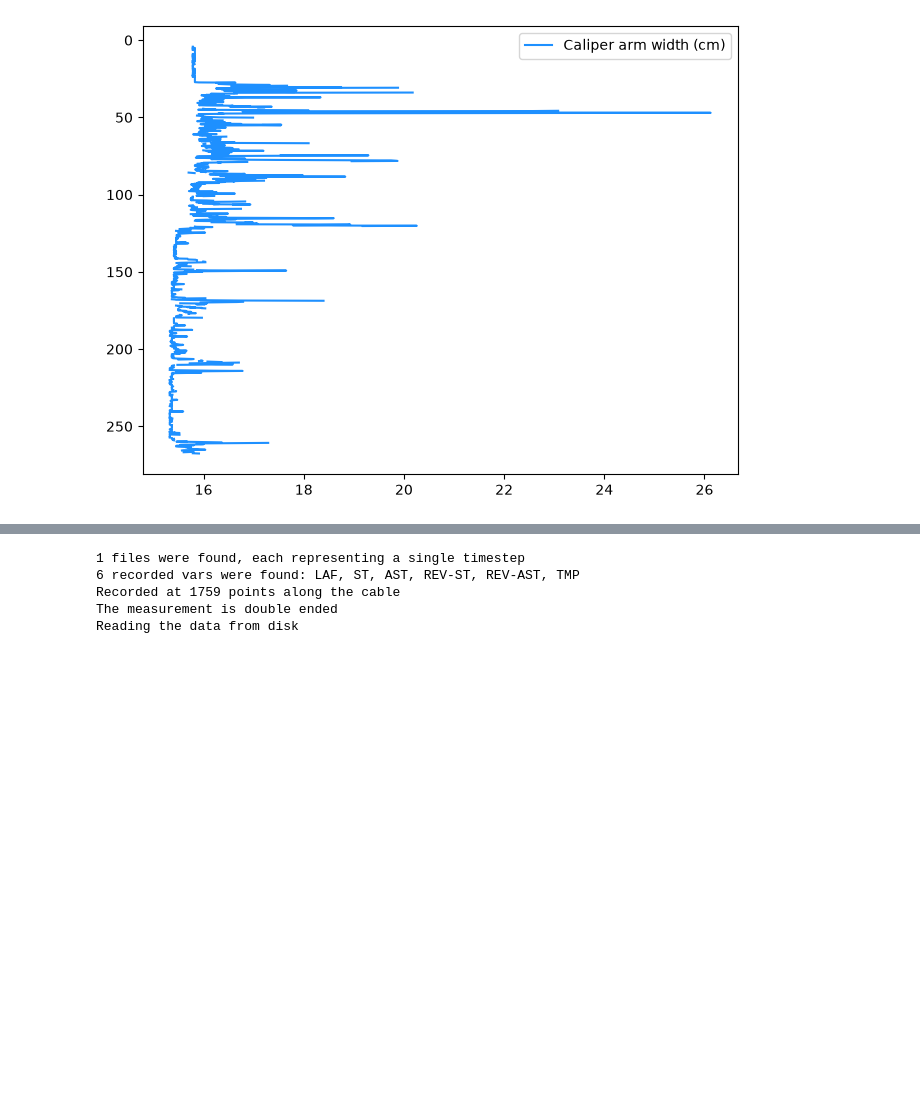
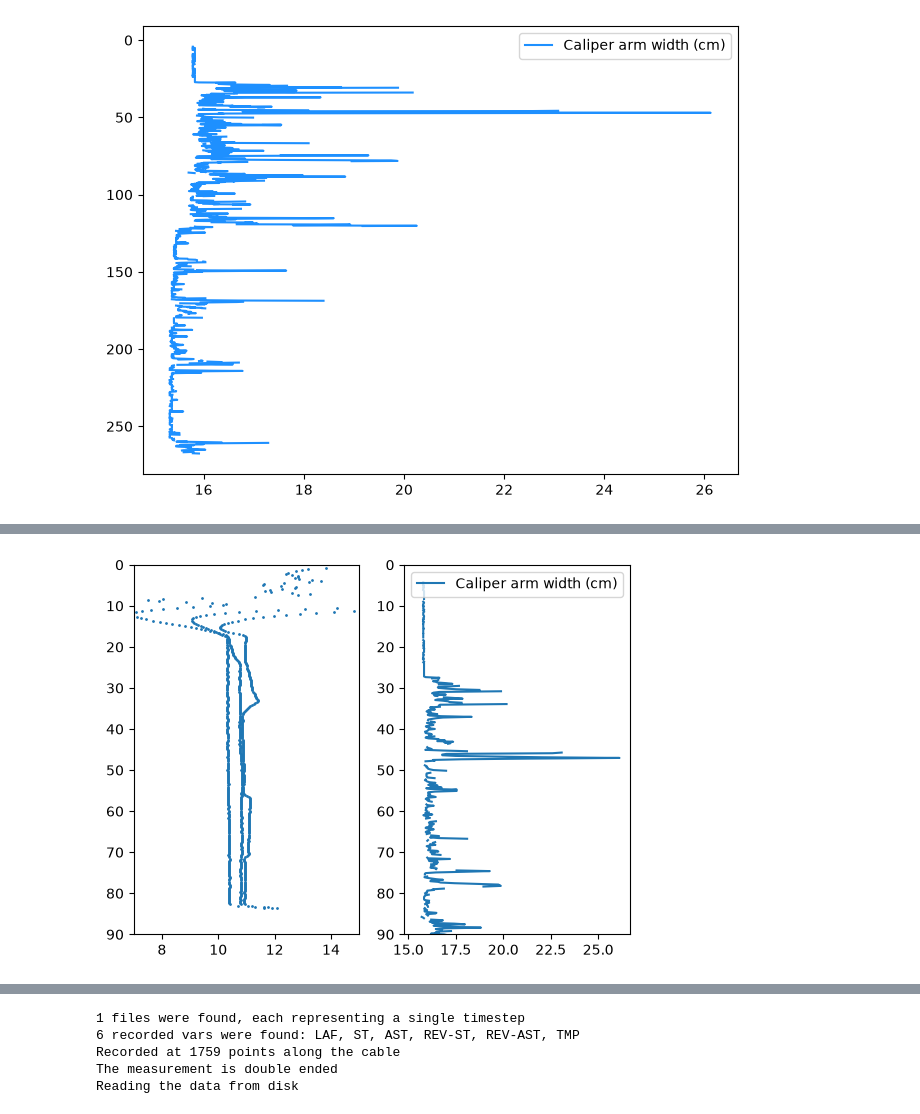
Before and after one commit to sauron-245/summer_26, a Jupyter notebook: summer 2026/ParCaliperLog.ipynb, the cells around one changed output, grey strips where cells are left out. Drawn from its saved outputs; the diff is of its cells as text; code cells hidden in the pictures; blank space fills up the shorter version.

```diff
--- a/summer 2026/ParCaliperLog.ipynb
+++ b/summer 2026/ParCaliperLog.ipynb
@@ -123,0 +126,5 @@ plt.show()
+# %%
+dts = pd.read_csv("folded1.csv")
+dts = dts.set_index("LAF") # sets index to length along fiber (m) so that we can look at temperature along the well at the same scale as the caliper log.
+dts = dts[dts.leg != "up"] # gets rid of the second half of the cable where it is folded in on itself.
+dts
@@ -123,0 +146,14 @@ plt.show()
+# %%
+fig, (ax1, ax2) = plt.subplots(1, 2)
+ax1.scatter(dts.loc[:, "TMP"], dts.index, s = 1, label = "temperature (C)")
+ax2.plot(callog.loc[:, "CALIPER-CM"], callog.index, label = "Caliper arm width (cm)")
+# ax1.invert_yaxis()
+# ax1.invert_yaxis()
+ax1.set_ylim(90, 0)
+ax1.set_xlim(7, 15)
+ax2.set_ylim(90, 0)
+
+plt.legend()
+plt.show();
+# %% [output]
+[figure, added]
```
Also changed, not shown: parts of 9 cells of this notebook, 3 other files.
